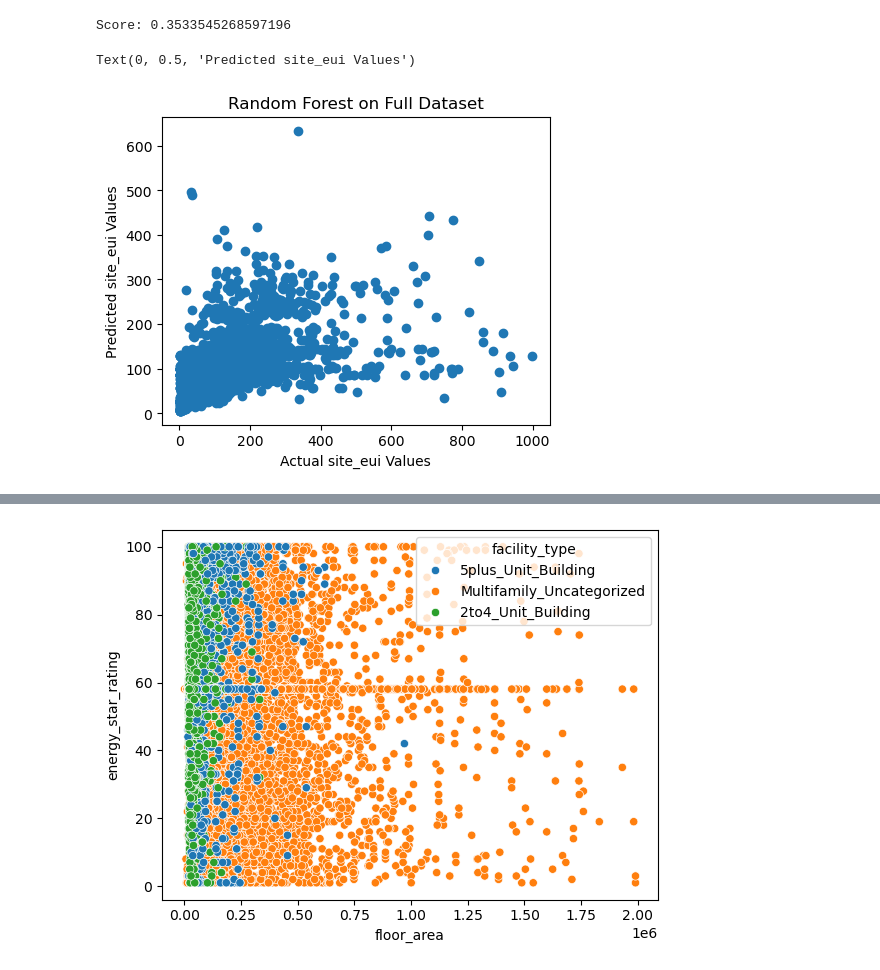
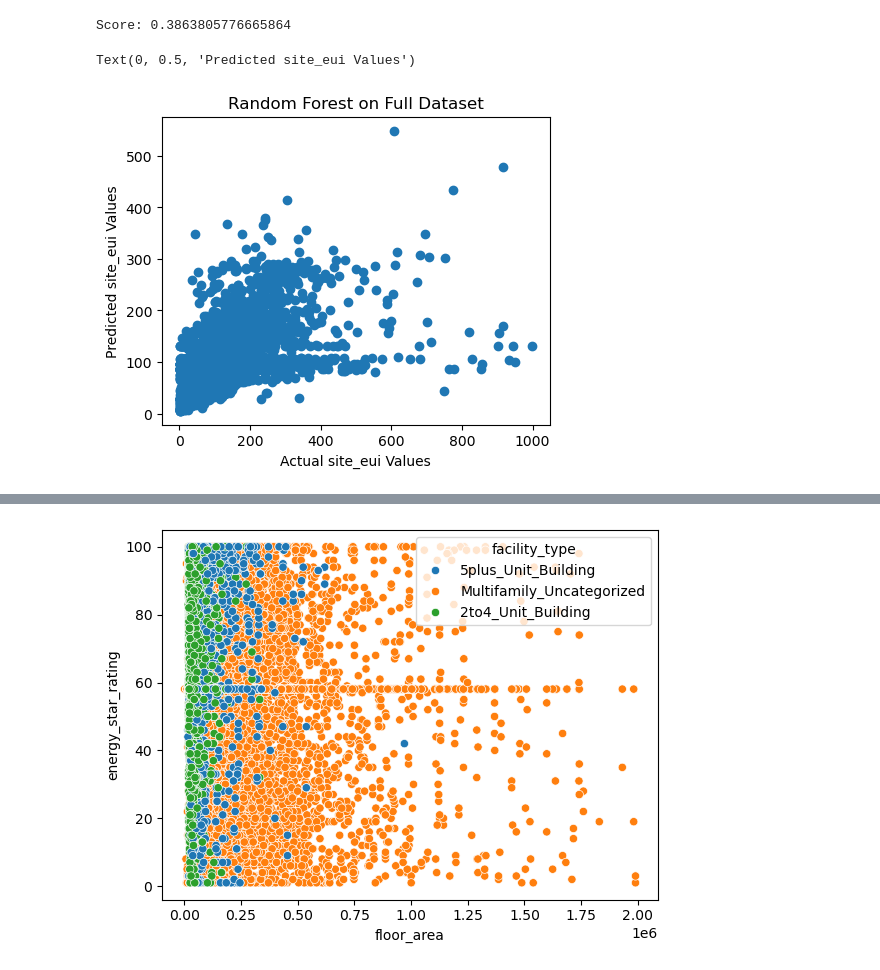
Before and after one commit to jren0/GDS-Final-Project, a Jupyter notebook: random_forest.ipynb, the cells around one changed output, grey strips where cells are left out. Cells and saved outputs as stored; diff of their text form; code cells hidden in the pictures.

```diff
--- a/random_forest.ipynb
+++ b/random_forest.ipynb
@@ -99,33 +99,33 @@ def random_forest(df, max_depth=8):
 # %%
 ### RANDOM FOREST ON FULL DATA ###
 
 # Get data
 train_df = pd.read_csv('train.csv')
 train_df = encode_and_fill(train_df)
 y = np.array(train_df['site_eui']).reshape(-1,1)
 X = train_df.drop(columns=['site_eui', 'id'])
 X = avg_features(X)
 X = normalize_data(X)
 
 X_train, X_test, y_train, y_test = train_test_split(X, y, test_size=0.3)
 
 # Run random forest
-rf = RandomForestRegressor(n_estimators=100, max_depth=8)
+rf = RandomForestRegressor(n_estimators=40, max_depth=8)
 rf.fit(X_train, y_train)
 y_pred = rf.predict(X_test)
 score = rf.score(X_test, y_test)
 print("Score:", score)
 
 # Plot Results
 plt.figure(figsize=(5,4))
 plt.scatter(y_test,y_pred)
 plt.title("Random Forest on Full Dataset")
 plt.xlabel("Actual site_eui Values")
 plt.ylabel("Predicted site_eui Values")
 # %% [output]
-Score: 0.3533545268597196
+Score: 0.3863805776665864
 Text(0, 0.5, 'Predicted site_eui Values')
-[figure, old version]
+[figure, new version]
 # %%
 ### SPLIT DATA BASED ON BUILDING TYPE ###
 
```
Also changed, not shown: parts of 7 cells of this notebook, 5 other files.
